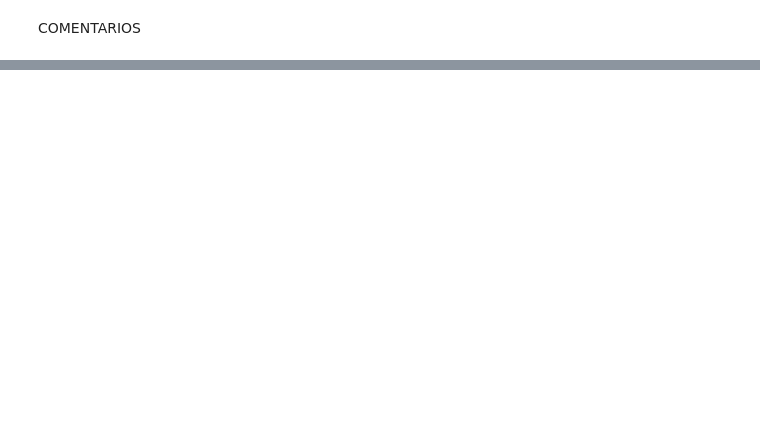
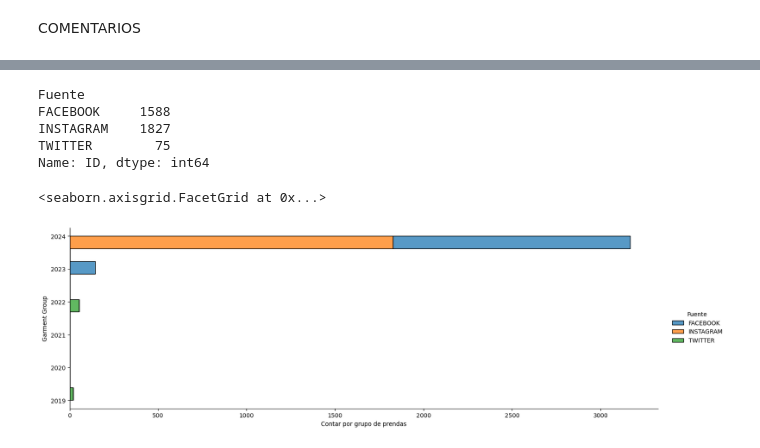
Before and after one commit to bejamin10/Aporte_Practico, a Jupyter notebook: regex.ipynb, the cells around one changed output, grey strips where cells are left out. Cells and saved outputs as stored; diff of their text form; code cells hidden in the pictures; blank space fills up the shorter version.

```diff
--- a/regex.ipynb
+++ b/regex.ipynb
@@ -140,0 +198,17 @@ df_comentarios_consolidado
+# %%
+df_comentarios_consolidado.groupby(['Fuente']).count()['ID']
+# %% [output]
+Fuente
+FACEBOOK     1588
+INSTAGRAM    1827
+TWITTER        75
+Name: ID, dtype: int64
+# %%
+df_comentarios_consolidado_2 = df_comentarios_consolidado
+df_comentarios_consolidado_2['Año'] = pd.to_datetime(df_comentarios_consolidado_2['Fecha']).dt.year
+# %%
+ax = sns.displot(data=df_comentarios_consolidado_2, y='Año', color='orange', hue='Fuente', multiple='stack', aspect=3)
+ax.set_axis_labels('Contar por grupo de prendas', 'Garment Group')
+# %% [output]
+<seaborn.axisgrid.FacetGrid at 0x...>
+[figure, added]
```
Also changed, not shown: parts of 14 cells of this notebook, 1 other file.
